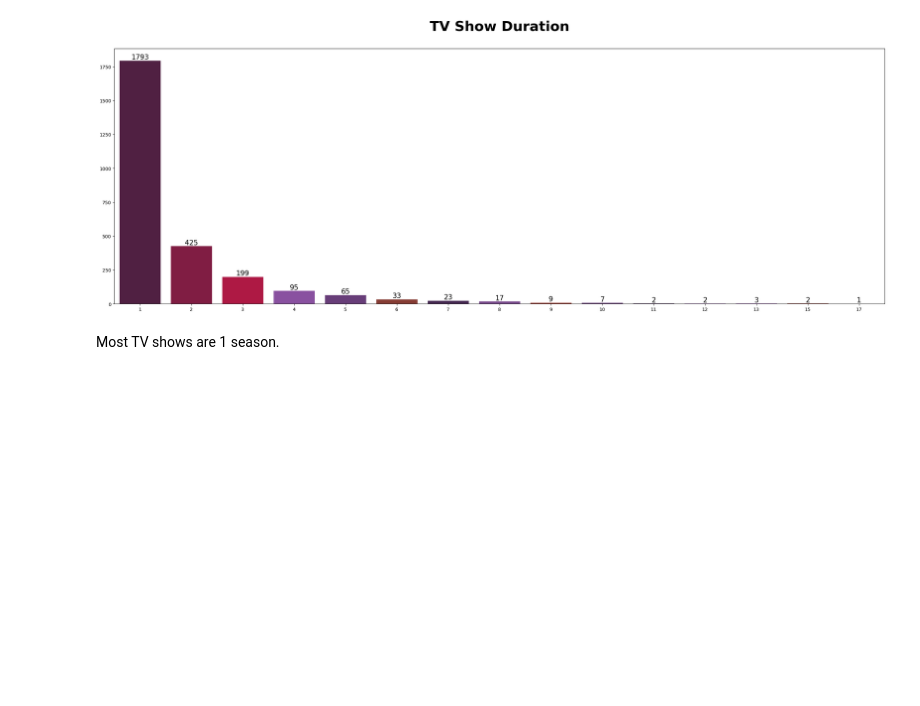
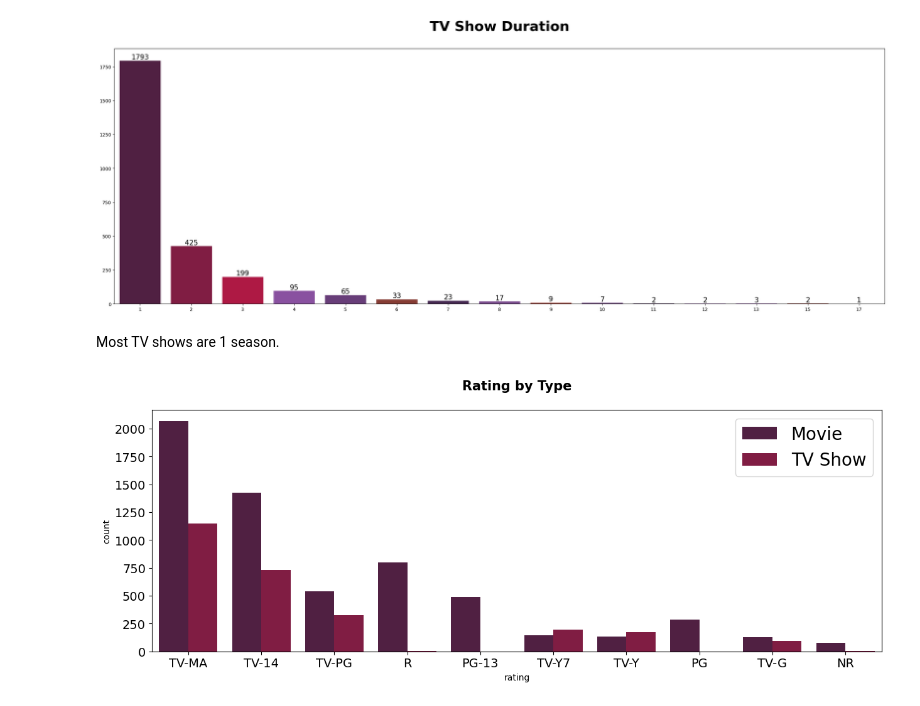
Before and after one commit to noahnoahnoahtran/project22-netflix-analysis, a Jupyter notebook: netflix_title_analysis.ipynb, the cells around one changed output. Drawn from its saved outputs; the diff is of its cells as text; code cells hidden in the pictures; blank space fills up the shorter version.

```diff
--- a/netflix_title_analysis.ipynb
+++ b/netflix_title_analysis.ipynb
@@ -413,3 +413,14 @@ plt.show()
 [figure]
 # %% [markdown]
 Most TV shows are 1 season.
+# %%
+#What is the most popular rating in movies/TV shows?
+
+fig, ax = plt.subplots(1, 1, figsize = (15, 5))
+plt.tick_params(labelsize = 14)
+ax = sns.countplot(x = 'rating', data = df, palette = colors, hue = 'type', order = df['rating'].value_counts().index[:10])
+plt.legend(fontsize = 20)
+plt.title('Rating by Type\n', fontsize = 15, fontweight = 'bold')
+plt.show()
+# %% [output]
+[figure, added]
```
Also changed, not shown: parts of 3 cells of this notebook.
